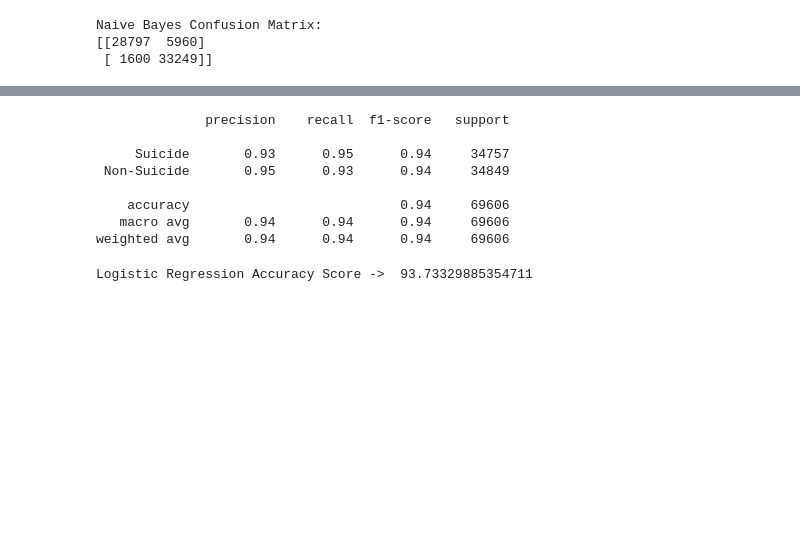
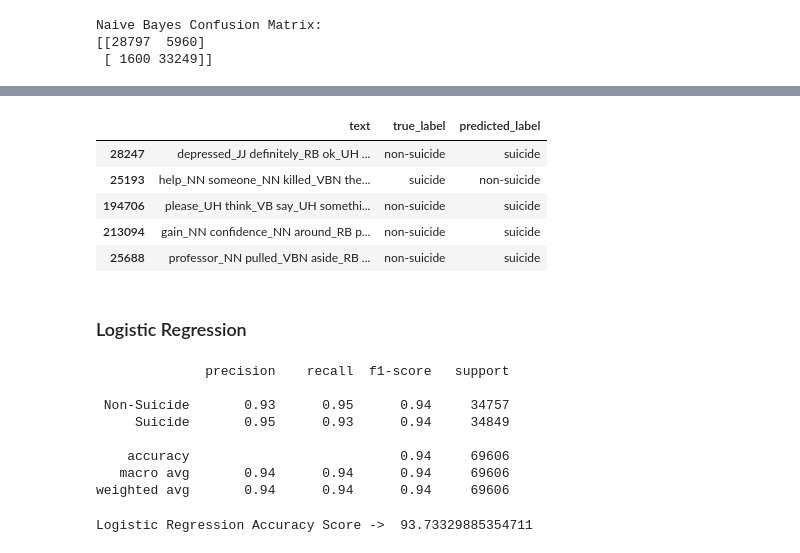
Before and after one commit to graceangrh/Text-mining-Suicide-Ideation, a Jupyter notebook: POS Tagging v2.ipynb, the cells around one changed output, grey strips where cells are left out. Drawn from its saved outputs; the diff is of its cells as text; code cells hidden in the pictures; blank space fills up the shorter version.

```diff
--- a/POS Tagging v2.ipynb
+++ b/POS Tagging v2.ipynb
@@ -99,0 +137,14 @@ Naive Bayes Confusion Matrix:
+# %%
+# create a dataframe with test_X and their true and predicted labels
+df_test_nb = pd.DataFrame({'text': test_X, 'true_label': test_y, 'predicted_label': y_pred_nb})
+
+nb_misclassified_df = df_test_nb.iloc[nb_misclassified_indices]
+# %%
+nb_misclassified_df.head()
+# %% [output]
+|  | text | true_label | predicted_label |
+| 28247 | depressed_JJ definitely_RB ok_UH ... | non-suicide | suicide |
+| 25193 | help_NN someone_NN killed_VBN the... | suicide | non-suicide |
+| 194706 | please_UH think_VB say_UH somethi... | non-suicide | suicide |
+| 213094 | gain_NN confidence_NN around_RB p... | non-suicide | suicide |
+| 25688 | professor_NN pulled_VBN aside_RB ... | non-suicide | suicide |
@@ -100,3 +159,5 @@ Naive Bayes Confusion Matrix:
+# %% [markdown]
+### Logistic Regression
 # %%
 # fit the training dataset on the Logistic Regression classifier
 logreg = LogisticRegression(max_iter=200)
@@ -104,12 +165,12 @@ logreg.fit(X_train_tf,train_y)
 # predict the labels on validation dataset
 y_pred_logreg = logreg.predict(X_test_tf)
 # %%
-print(metrics.classification_report(test_y, y_pred_logreg, target_names=['Suicide', 'Non-Suicide']))
+print(metrics.classification_report(test_y, y_pred_logreg, target_names=['Non-Suicide', 'Suicide']))
 # %% [output]
               precision    recall  f1-score   support
 
-     Suicide       0.93      0.95      0.94     34757
- Non-Suicide       0.95      0.93      0.94     34849
+ Non-Suicide       0.93      0.95      0.94     34757
+     Suicide       0.95      0.93      0.94     34849
 
     accuracy                           0.94     69606
    macro avg       0.94      0.94      0.94     69606
```
Also changed, not shown: parts of 18 cells of this notebook.
